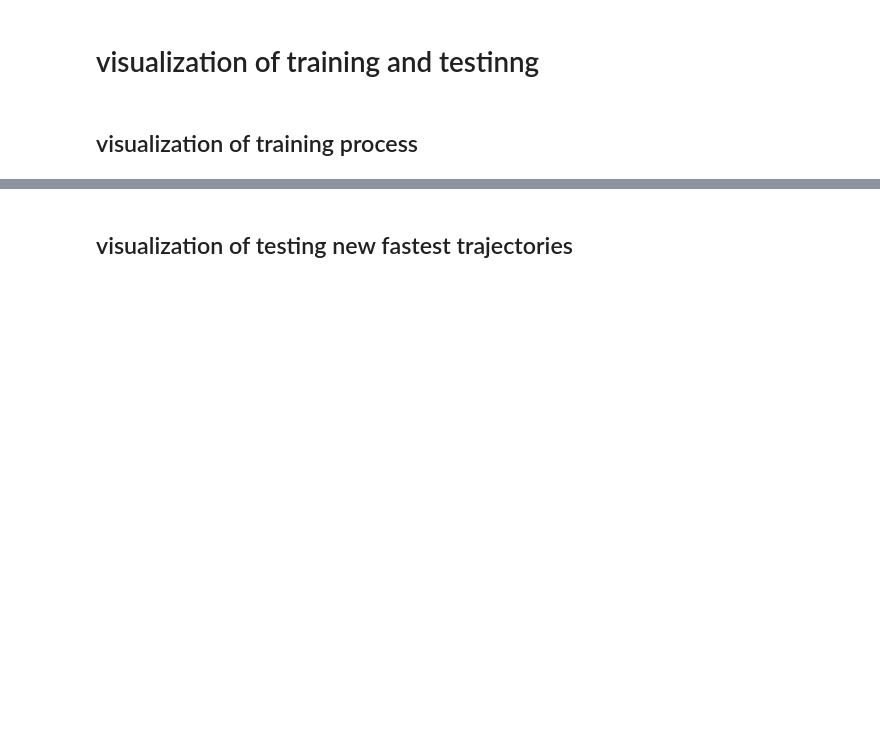
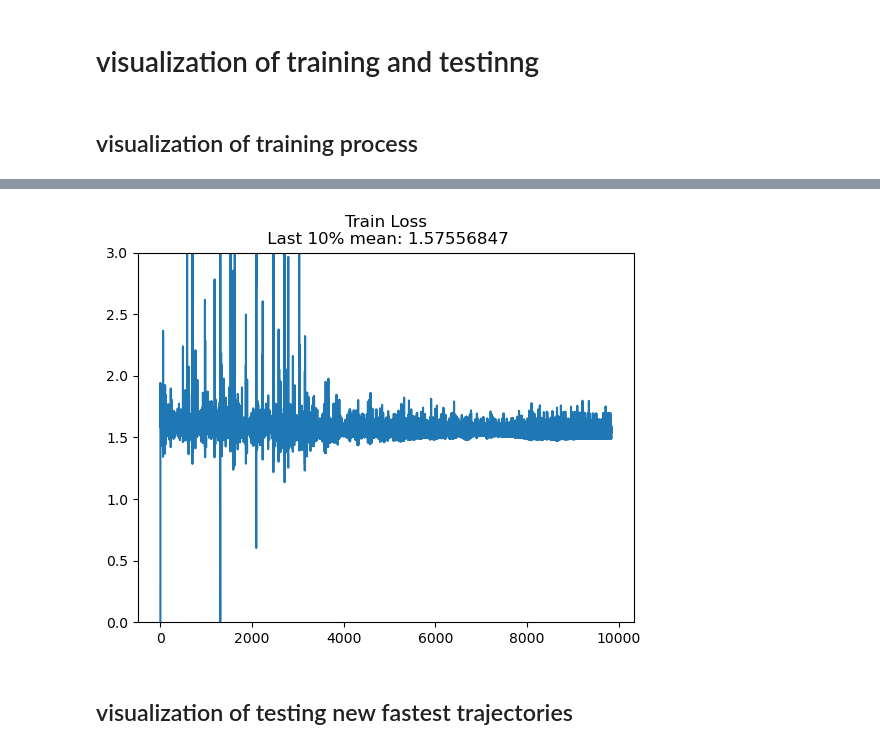
Before and after one commit to Teemo341/SmartTrafficFramework, a Jupyter notebook: task4/visualization_mae.ipynb, the cells around one changed output, grey strips where cells are left out. Cells and saved outputs as stored; diff of their text form; code cells hidden in the pictures; blank space fills up the shorter version.

```diff
--- a/task4/visualization_mae.ipynb
+++ b/task4/visualization_mae.ipynb
@@ -88,7 +90,7 @@ import torch
 
 device = 'cuda:0'
 
-checkpoint_dir = './checkpoints/checkpoints_jinan_bv1h'
+checkpoint_dir = './log'
 #load argparse from pkl
 with open(checkpoint_dir + '/args.pkl', 'rb') as f:
     args = pickle.load(f)
@@ -167,3 +102,26 @@ plt.show()
+# %%
+import matplotlib.pyplot as plt
+import numpy as np
+import pickle
+
+log_dir = checkpoint_dir
+
+# load the logger
+with open(log_dir + '/loss.pkl', 'rb') as f:
+    logger_train_loss = pickle.load(f)
+
+
+# plot the logger curves
+
+plt.plot(logger_train_loss)
+plt.ylim(0, 3)
+train_loss_last = np.mean(logger_train_loss[:-len(logger_train_loss)//10])
+plt.title('Train Loss\n Last 10% mean: {:.8f}'.format(train_loss_last))
+
+
+plt.show()
+# %% [output]
+[figure, added]
 # %% [markdown]
 ## visualization of testing new fastest trajectories
 # %% [markdown]
```
Also changed, not shown: parts of 4 cells of this notebook, 15 other files.
